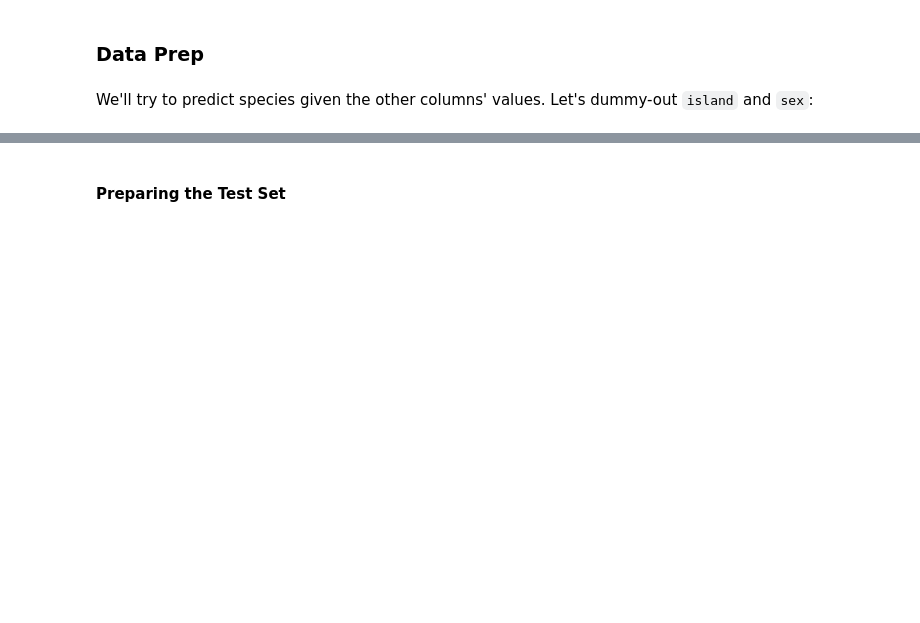
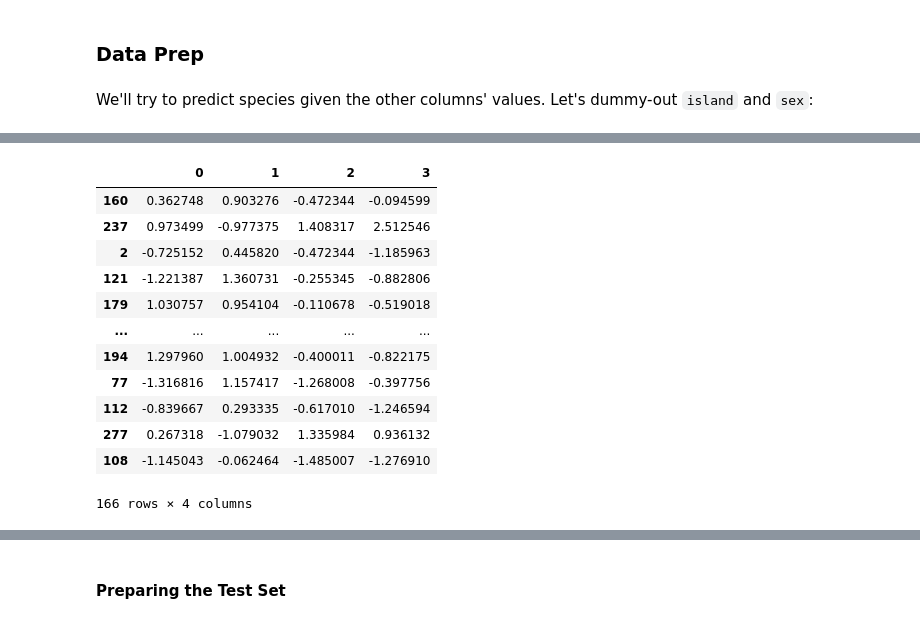
Before and after one commit to rbdaly16/NATL-DS-Live-062623, a Jupyter notebook: Phase4/Lectures/02_Model_Tuning.ipynb, the cells around one changed output, grey strips where cells are left out. Drawn from its saved outputs; the diff is of its cells as text; code cells hidden in the pictures; blank space fills up the shorter version.

```diff
--- a/Phase4/Lectures/02_Model_Tuning.ipynb
+++ b/Phase4/Lectures/02_Model_Tuning.ipynb
@@ -105,11 +136,26 @@ dums_df.head()
 # %%
 X_train_nums = X_train.select_dtypes('float64')
 
 ss = StandardScaler()
 
 ss.fit(X_train_nums)
 nums_df = pd.DataFrame(ss.transform(X_train_nums),
                       index=X_train_nums.index)
+nums_df
+# %% [output]
+|  | 0 | 1 | 2 | 3 |
+| 160 | 0.362748 | 0.903276 | -0.472344 | -0.094599 |
+| 237 | 0.973499 | -0.977375 | 1.408317 | 2.512546 |
+| 2 | -0.725152 | 0.445820 | -0.472344 | -1.185963 |
+| 121 | -1.221387 | 1.360731 | -0.255345 | -0.882806 |
+| 179 | 1.030757 | 0.954104 | -0.110678 | -0.519018 |
+| ... | ... | ... | ... | ... |
+| 194 | 1.297960 | 1.004932 | -0.400011 | -0.822175 |
+| 77 | -1.316816 | 1.157417 | -1.268008 | -0.397756 |
+| 112 | -0.839667 | 0.293335 | -0.617010 | -1.246594 |
+| 277 | 0.267318 | -1.079032 | 1.335984 | 0.936132 |
+| 108 | -1.145043 | -0.062464 | -1.485007 | -1.276910 |
+166 rows × 4 columns
 # %%
 X_train_clean = pd.concat([nums_df, dums_df], axis=1)
 # %%
```
Also changed, not shown: parts of 54 cells of this notebook.
